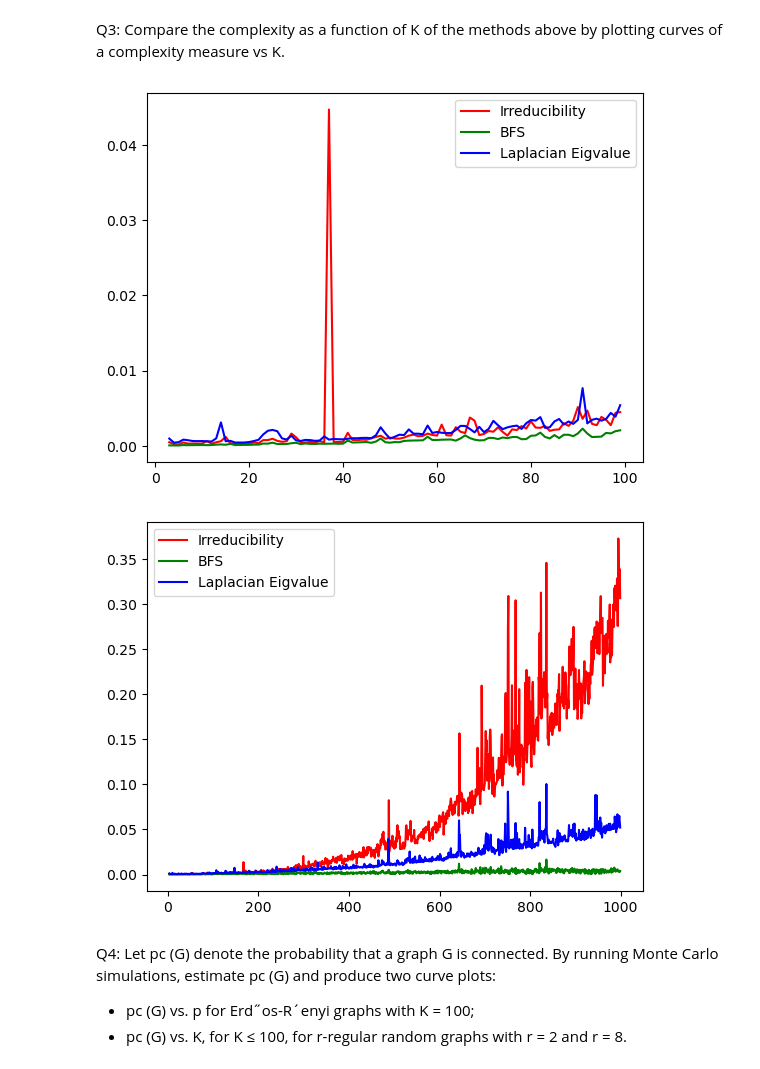
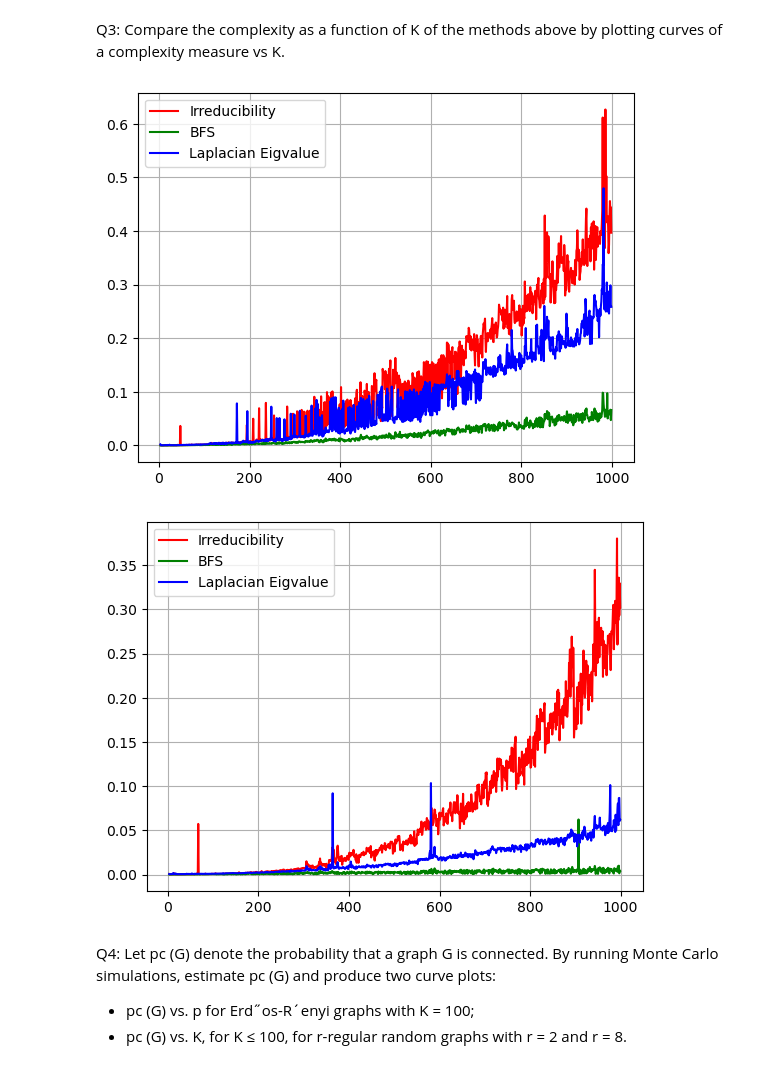
Before and after one commit to maryyyyna/Networking-for-Big-Data-and-Laboratory, a Jupyter notebook: HW1_updated.ipynb, the cells around one changed output. Cells and saved outputs as stored; diff of their text form; code cells hidden in the pictures.

```diff
--- a/HW1_updated.ipynb
+++ b/HW1_updated.ipynb
@@ -96,35 +96,36 @@ above by plotting curves of a complexity measure vs K.
 # %%
 time_irreduc=list()
 time_BFS=list()
 time_Lapl=list()
-Kmax=100
+Kmax=1000
 for K in range(3,Kmax):
-    G=g_ER(K,0.5)
+    G=g_ER(K,0.2)
 
     start_irr = timeit.default_timer()
     connectivity_irreducible(G)
     stop_irr = timeit.default_timer()
     time_irreduc.append(stop_irr - start_irr)
 
     start_BFS = timeit.default_timer()
     check_connectivity_BFS(G,0)
     stop_BFS = timeit.default_timer()
     time_BFS.append(stop_BFS - start_BFS)
 
     start_Lapl = timeit.default_timer()
     Eig_Lap(G)
     stop_Lapl = timeit.default_timer()
     time_Lapl.append(stop_Lapl - start_Lapl)
 
 
 K=list(range(3,Kmax))
 plt.plot(K,time_irreduc,'r',label='Irreducibility')
 plt.plot(K,time_BFS,'g',label='BFS')
 plt.plot(K,time_Lapl,'b',label='Laplacian Eigvalue')
 plt.legend()
+plt.grid()
 plt.show()
 # %% [output]
-[figure, old version]
+[figure, new version]
 # %%
 time_irreduc=list()
 time_BFS=list()
@@ -154,9 +155,10 @@ plt.plot(K,time_irreduc,'r',label='Irreducibility')
 plt.plot(K,time_BFS,'g',label='BFS')
 plt.plot(K,time_Lapl,'b',label='Laplacian Eigvalue')
 plt.legend()
+plt.grid()
 plt.show()
 # %% [output]
-[figure, old version]
+[figure, new version]
 # %% [markdown]
 Q4: Let pc (G) denote the probability that a graph G is connected.
 By running Monte Carlo simulations, estimate pc (G) and
```
Also changed, not shown: parts of 17 cells of this notebook.
